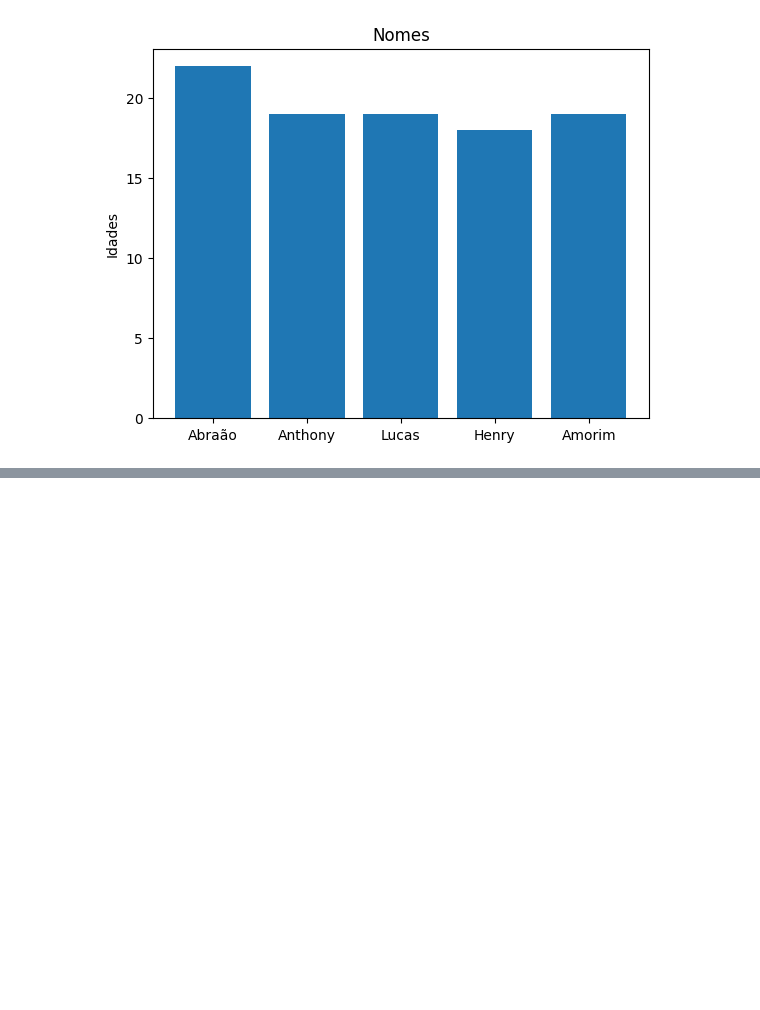
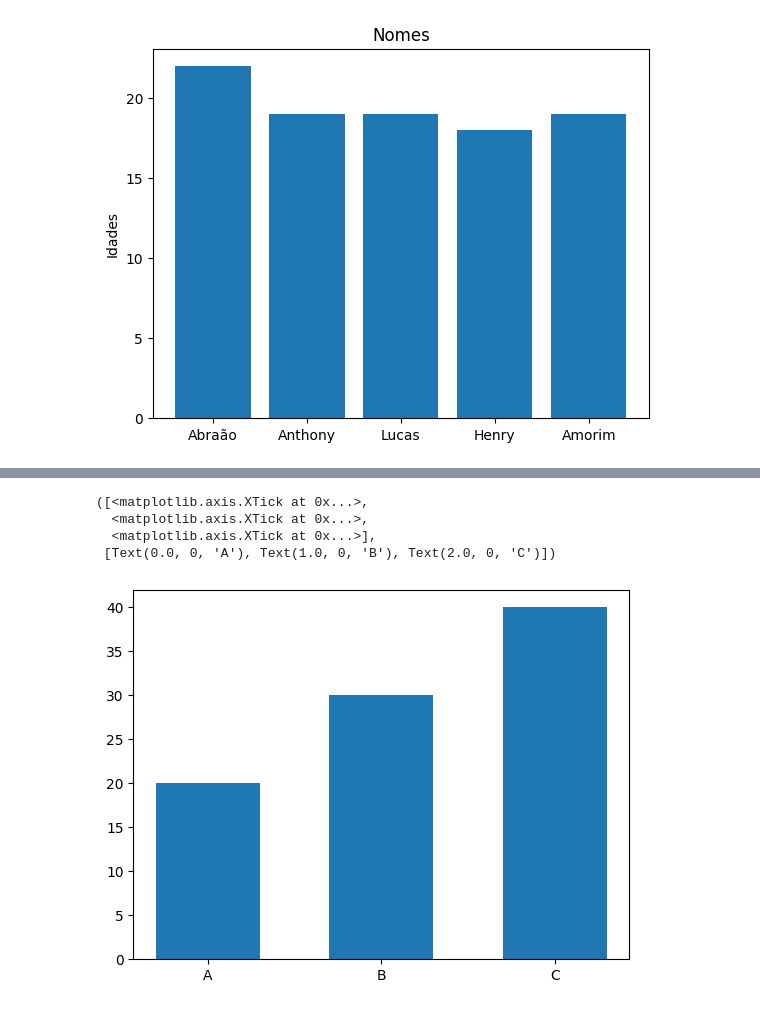
Before and after one commit to TechAbraao/data-science-nocoes-python, a Jupyter notebook: cap_3_visualizando_dados/conhecendo_bar.ipynb, the cells around one changed output, grey strips where cells are left out. Saved outputs shown, nothing was run; the diff lists cells and outputs as text; code cells hidden in the pictures; blank space fills up the shorter version.

```diff
--- a/cap_3_visualizando_dados/conhecendo_bar.ipynb
+++ b/cap_3_visualizando_dados/conhecendo_bar.ipynb
@@ -23,0 +41,14 @@ plt.xticks(range(len(nomes)), nomes)
+# %%
+lista_1 = ["A", "B", "C"]
+lista_2 = [20, 30, 40]
+# primeiro parâmetro: eixo x,
+# segundo parâmetro: eixo y,
+# terceiro parâmetro: largura das barras
+plt.bar(lista_1, lista_2, 0.6) # x e y (x, y)
+plt.xticks(lista_1)
+# %% [output]
+([<matplotlib.axis.XTick at 0x...>,
+  <matplotlib.axis.XTick at 0x...>,
+  <matplotlib.axis.XTick at 0x...>],
+ [Text(0.0, 0, 'A'), Text(1.0, 0, 'B'), Text(2.0, 0, 'C')])
+[figure, added]
```
Also changed, not shown: parts of 2 cells of this notebook, 1 other file.
